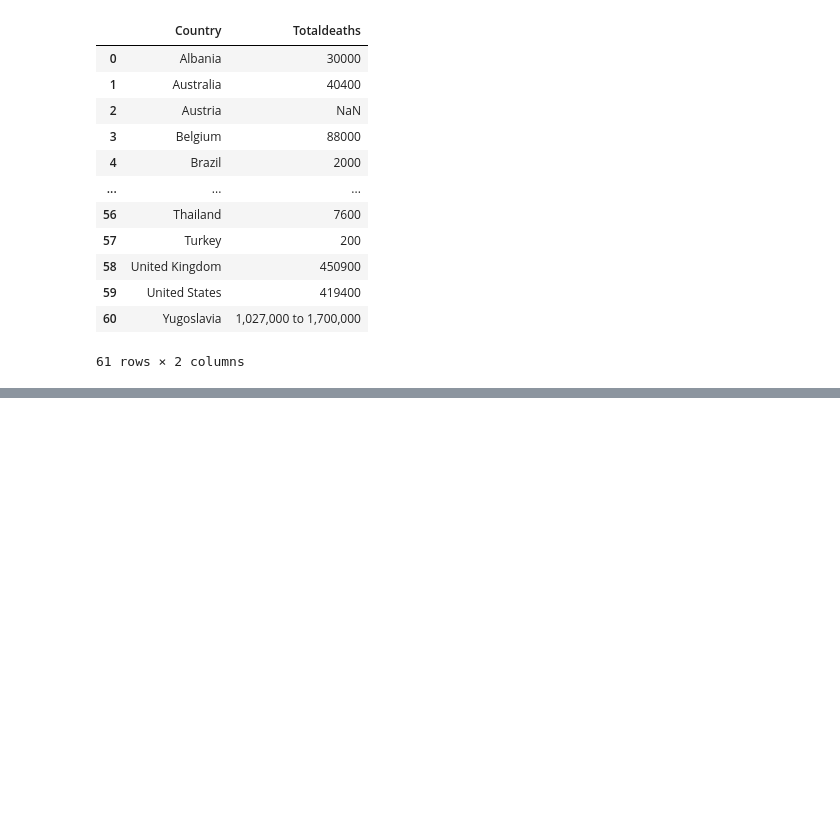
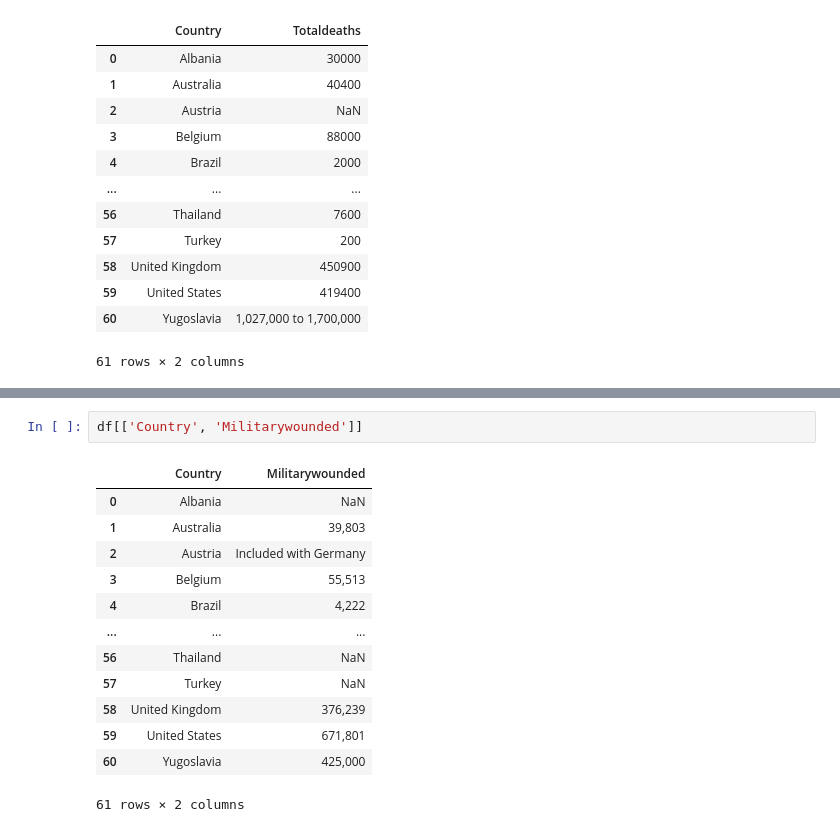
Before and after one commit to conorgleeson95/lecture4_workings, a Jupyter notebook: Project Workings.ipynb, the cells around one changed output, grey strips where cells are left out. Cells and saved outputs as stored; diff of their text form; blank space fills up the shorter version.

```diff
--- a/Project Workings.ipynb
+++ b/Project Workings.ipynb
@@ -59,0 +125,16 @@ df[['Country', 'Totaldeaths']]
+# %%
+df[['Country', 'Militarywounded']]
+# %% [output]
+|  | Country | Militarywounded |
+| 0 | Albania | NaN |
+| 1 | Australia | 39,803 |
+| 2 | Austria | Included with Germany |
+| 3 | Belgium | 55,513 |
+| 4 | Brazil | 4,222 |
+| ... | ... | ... |
+| 56 | Thailand | NaN |
+| 57 | Turkey | NaN |
+| 58 | United Kingdom | 376,239 |
+| 59 | United States | 671,801 |
+| 60 | Yugoslavia | 425,000 |
+61 rows × 2 columns
```
Also changed, not shown: parts of 13 cells of this notebook.
